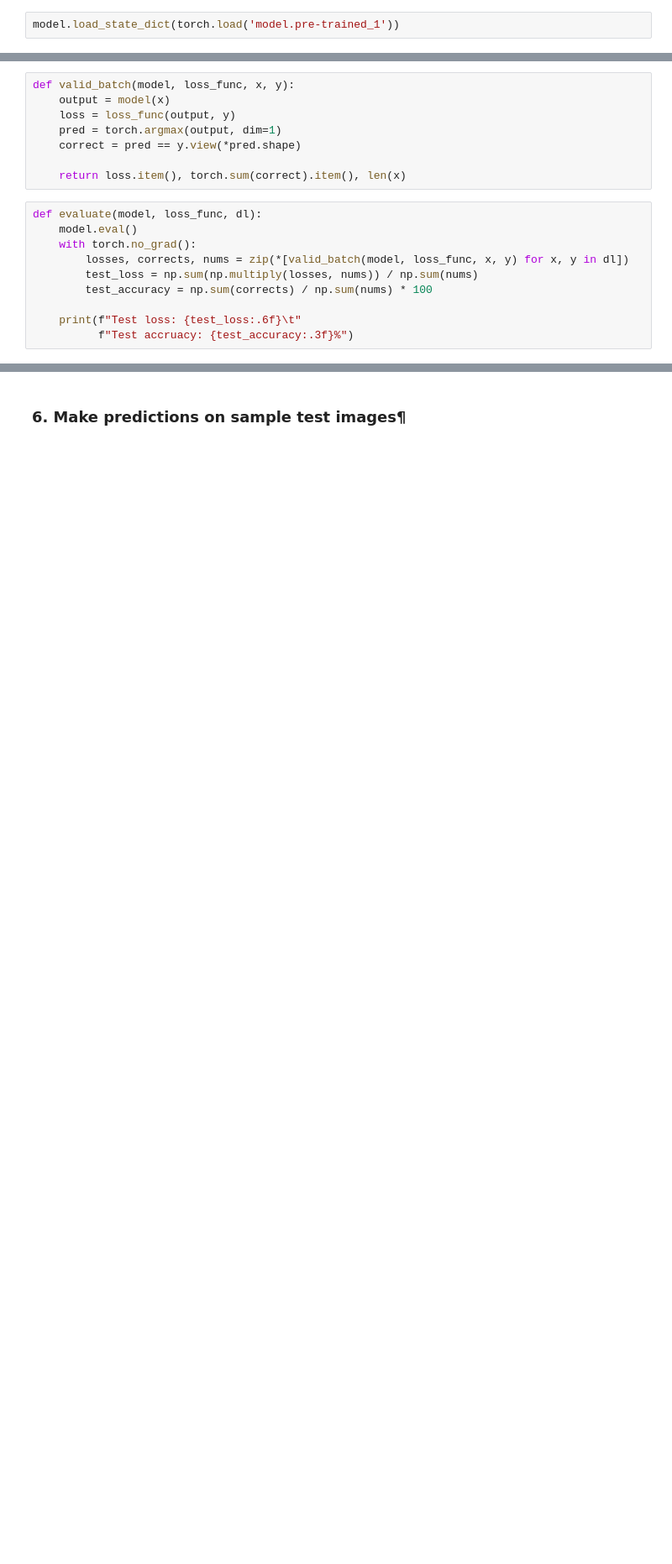
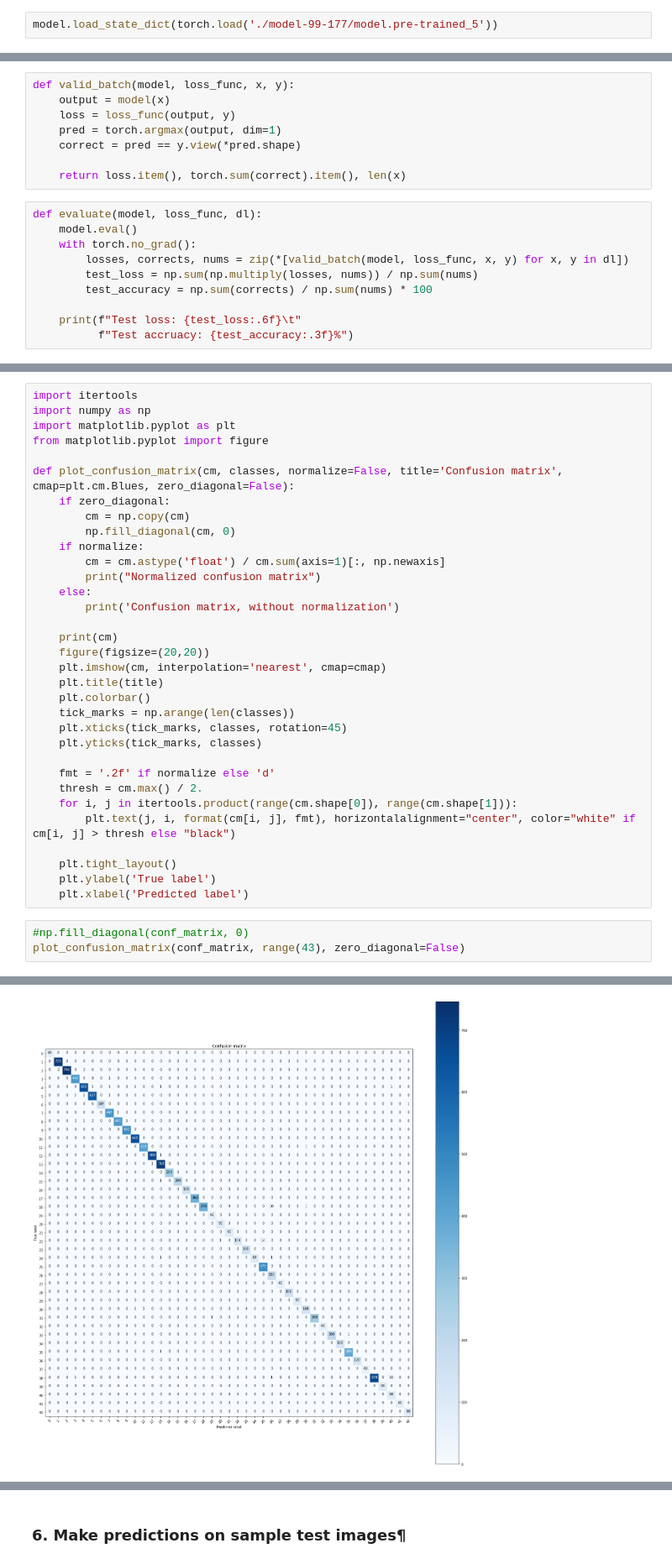
Before and after one commit to j99nowicki/ml_road_signs, a Jupyter notebook: 6 Inference on cpu.ipynb, the cells around one changed output, grey strips where cells are left out. Shown at 84% size. Drawn from its saved outputs; the diff is of its cells as text; blank space fills up the shorter version.

Commit message:
trained to 99.177%, ploting confusion matrix and top confused

```diff
--- a/6 Inference on cpu.ipynb
+++ b/6 Inference on cpu.ipynb
@@ -158,5 +161,5 @@ BaselineNet(
   (dropout): Dropout(p=0.5, inplace=False)
 )
 # %%
-model.load_state_dict(torch.load('model.pre-trained_1'))
+model.load_state_dict(torch.load('./model-99-177/model.pre-trained_5'))
 # %% [output]
@@ -191,0 +225,37 @@ def evaluate(model, loss_func, dl):
+# %%
+import itertools
+import numpy as np
+import matplotlib.pyplot as plt
+from matplotlib.pyplot import figure
+
+def plot_confusion_matrix(cm, classes, normalize=False, title='Confusion matrix', cmap=plt.cm.Blues, zero_diagonal=False):
+    if zero_diagonal:
+        cm = np.copy(cm)
+        np.fill_diagonal(cm, 0)
+    if normalize:
+        cm = cm.astype('float') / cm.sum(axis=1)[:, np.newaxis]
+        print("Normalized confusion matrix")
+    else:
+        print('Confusion matrix, without normalization')
+
+    print(cm)
+    figure(figsize=(20,20))
+    plt.imshow(cm, interpolation='nearest', cmap=cmap)
+    plt.title(title)
+    plt.colorbar()
+    tick_marks = np.arange(len(classes))
+    plt.xticks(tick_marks, classes, rotation=45)
+    plt.yticks(tick_marks, classes)
+
+    fmt = '.2f' if normalize else 'd'
+    thresh = cm.max() / 2.
+    for i, j in itertools.product(range(cm.shape[0]), range(cm.shape[1])):
+        plt.text(j, i, format(cm[i, j], fmt), horizontalalignment="center", color="white" if cm[i, j] > thresh else "black")
+
+    plt.tight_layout()
+    plt.ylabel('True label')
+    plt.xlabel('Predicted label')
+# %%
+#np.fill_diagonal(conf_matrix, 0)
+plot_confusion_matrix(conf_matrix, range(43), zero_diagonal=False)
+# %% [output]
@@ -191,0 +270 @@ def evaluate(model, loss_func, dl):
+[figure, added]
```
Also changed, not shown: parts of 10 cells of this notebook, 1 other file.
